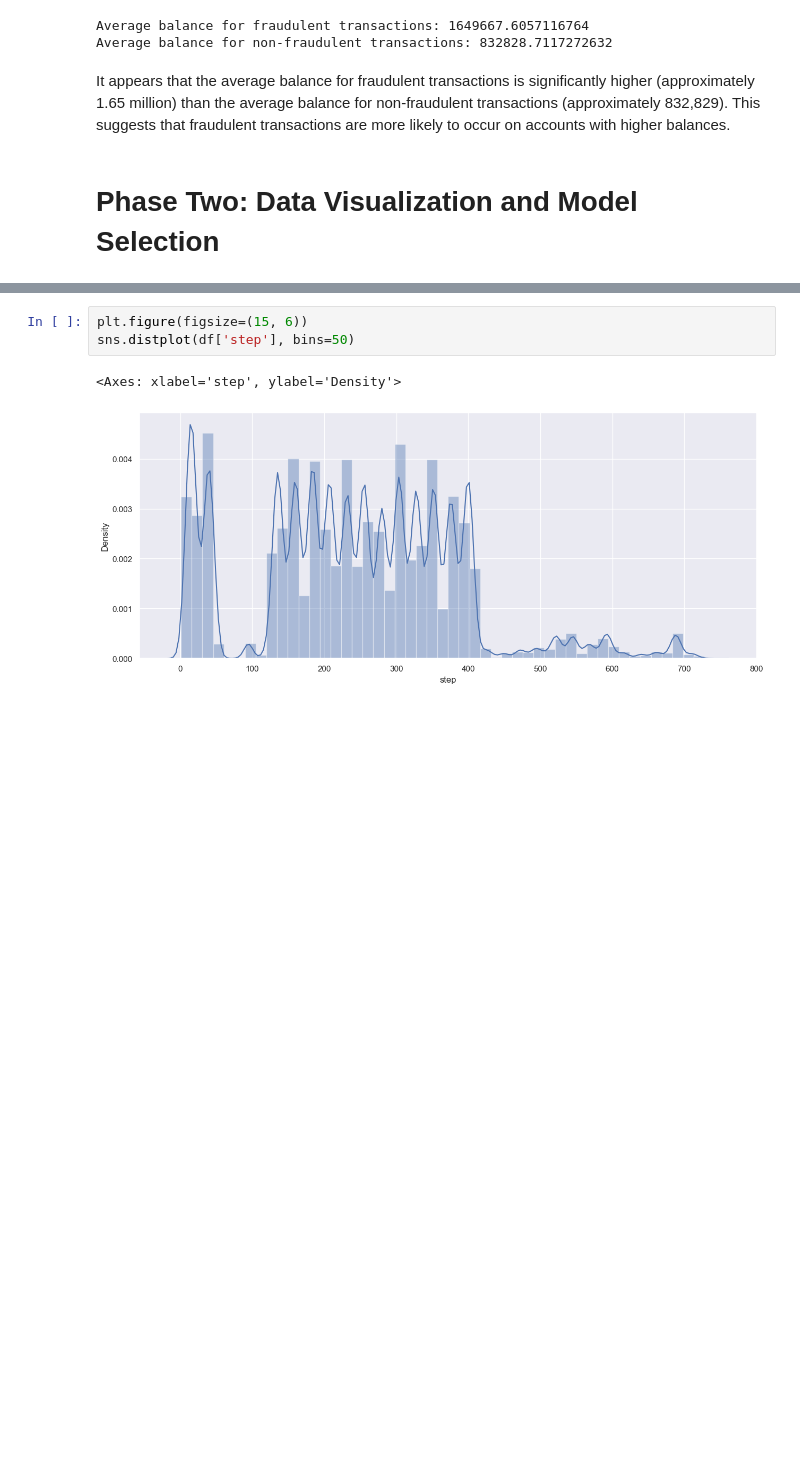
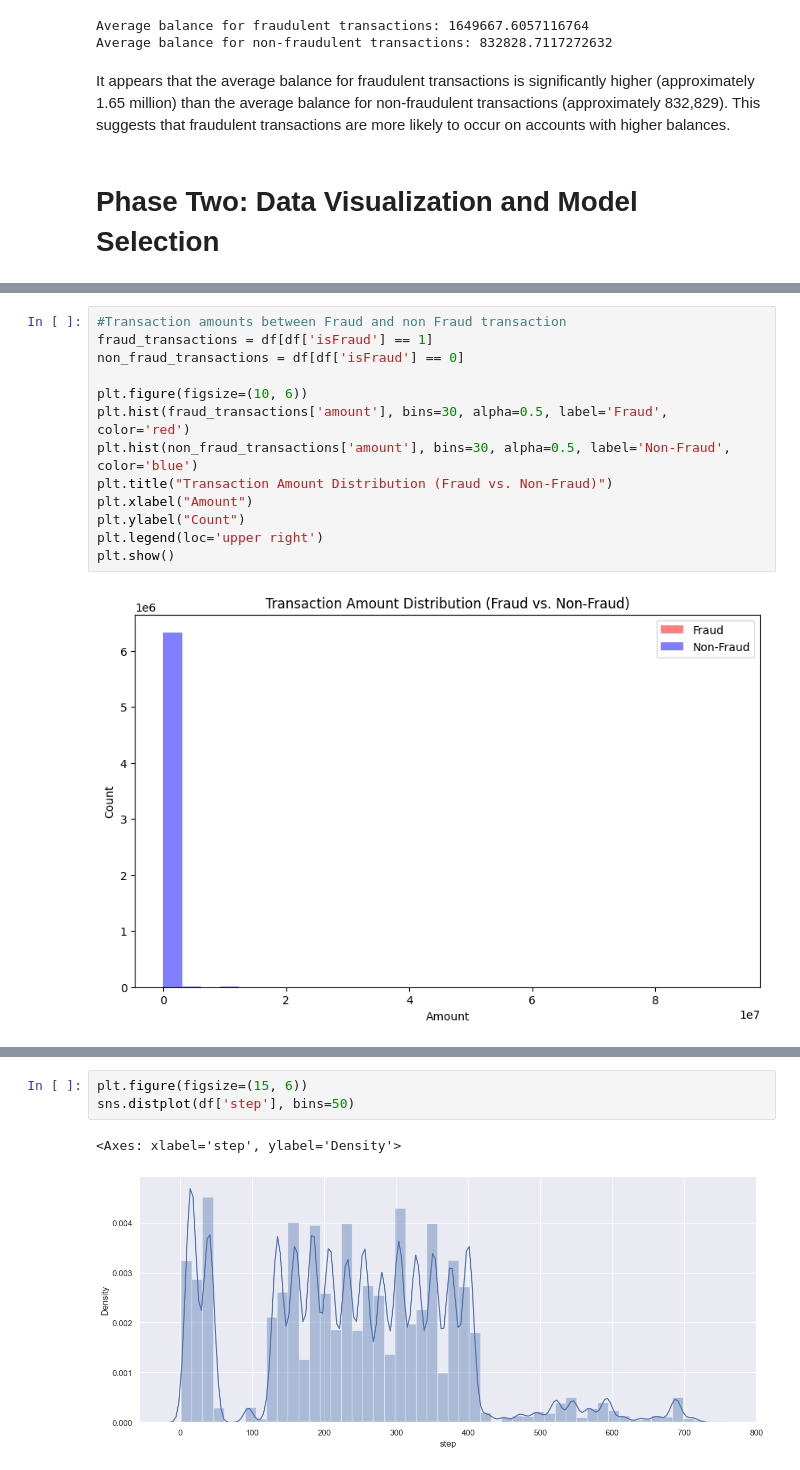
Before and after one commit to Teelash-K/Fraud_Detection, a Jupyter notebook: OnlinePayment_FraudDetection.ipynb, the cells around one changed output, grey strips where cells are left out. Drawn from its saved outputs; the diff is of its cells as text; blank space fills up the shorter version.

```diff
--- a/OnlinePayment_FraudDetection.ipynb
+++ b/OnlinePayment_FraudDetection.ipynb
@@ -245,0 +282,15 @@ Average balance for non-fraudulent transactions: 832828.7117272632
+# %%
+#Transaction amounts between Fraud and non Fraud transaction
+fraud_transactions = df[df['isFraud'] == 1]
+non_fraud_transactions = df[df['isFraud'] == 0]
+
+plt.figure(figsize=(10, 6))
+plt.hist(fraud_transactions['amount'], bins=30, alpha=0.5, label='Fraud', color='red')
+plt.hist(non_fraud_transactions['amount'], bins=30, alpha=0.5, label='Non-Fraud', color='blue')
+plt.title("Transaction Amount Distribution (Fraud vs. Non-Fraud)")
+plt.xlabel("Amount")
+plt.ylabel("Count")
+plt.legend(loc='upper right')
+plt.show()
+# %% [output]
+[figure, added]
```
Also changed, not shown: parts of 37 cells of this notebook, 1 other file.
